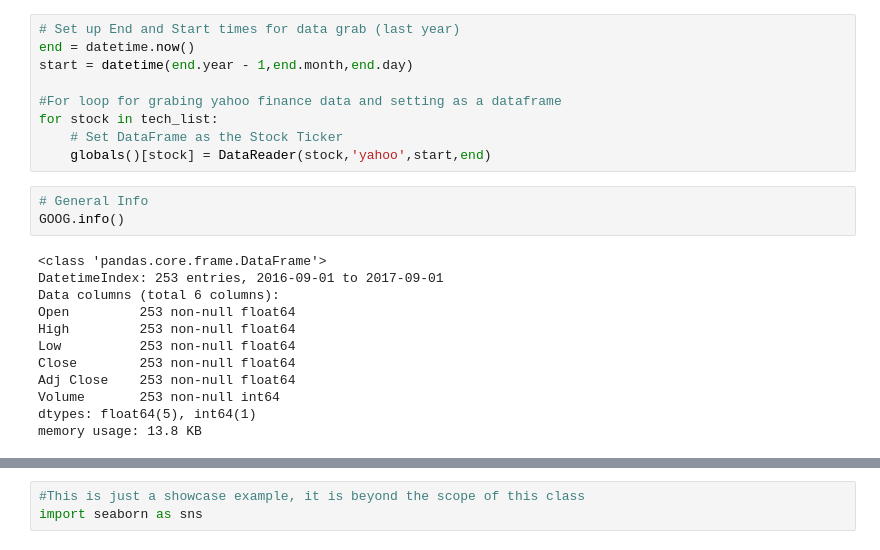
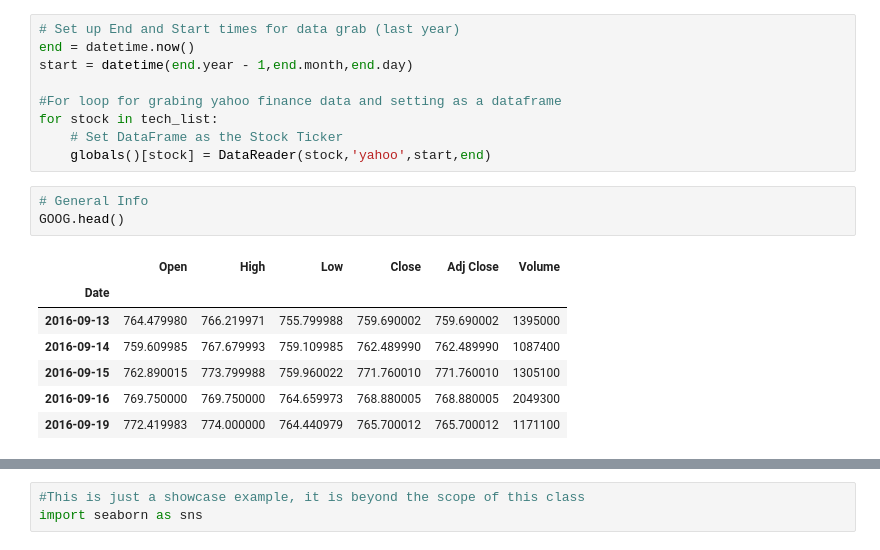
Before and after one commit to guimarais/ipc, a Jupyter notebook: 5 - Data sets with pandas.ipynb, the cells around one changed output, grey strips where cells are left out. Drawn from its saved outputs; the diff is of its cells as text.

```diff
--- a/5 - Data sets with pandas.ipynb
+++ b/5 - Data sets with pandas.ipynb
@@ -154,19 +335,15 @@ for stock in tech_list:
     globals()[stock] = DataReader(stock,'yahoo',start,end)
 # %%
 # General Info
-GOOG.info()
+GOOG.head()
 # %% [output]
-<class 'pandas.core.frame.DataFrame'>
-DatetimeIndex: 253 entries, 2016-09-01 to 2017-09-01
-Data columns (total 6 columns):
-Open         253 non-null float64
-High         253 non-null float64
-Low          253 non-null float64
-Close        253 non-null float64
-Adj Close    253 non-null float64
-Volume       253 non-null int64
-dtypes: float64(5), int64(1)
-memory usage: 13.8 KB
+|  | Open | High | Low | Close | Adj Close | Volume |
+| Date |  |  |  |  |  |  |
+| 2016-09-13 | 764.479980 | 766.219971 | 755.799988 | 759.690002 | 759.690002 | 1395000 |
+| 2016-09-14 | 759.609985 | 767.679993 | 759.109985 | 762.489990 | 762.489990 | 1087400 |
+| 2016-09-15 | 762.890015 | 773.799988 | 759.960022 | 771.760010 | 771.760010 | 1305100 |
+| 2016-09-16 | 769.750000 | 769.750000 | 764.659973 | 768.880005 | 768.880005 | 2049300 |
+| 2016-09-19 | 772.419983 | 774.000000 | 764.440979 | 765.700012 | 765.700012 | 1171100 |
 # %%
 # Let's see a historical view of the closing price
 GOOG['Adj Close'].plot(legend=True,figsize=(10,4), label='Google')
```
Also changed, not shown: parts of 35 cells of this notebook, 3 other files.
